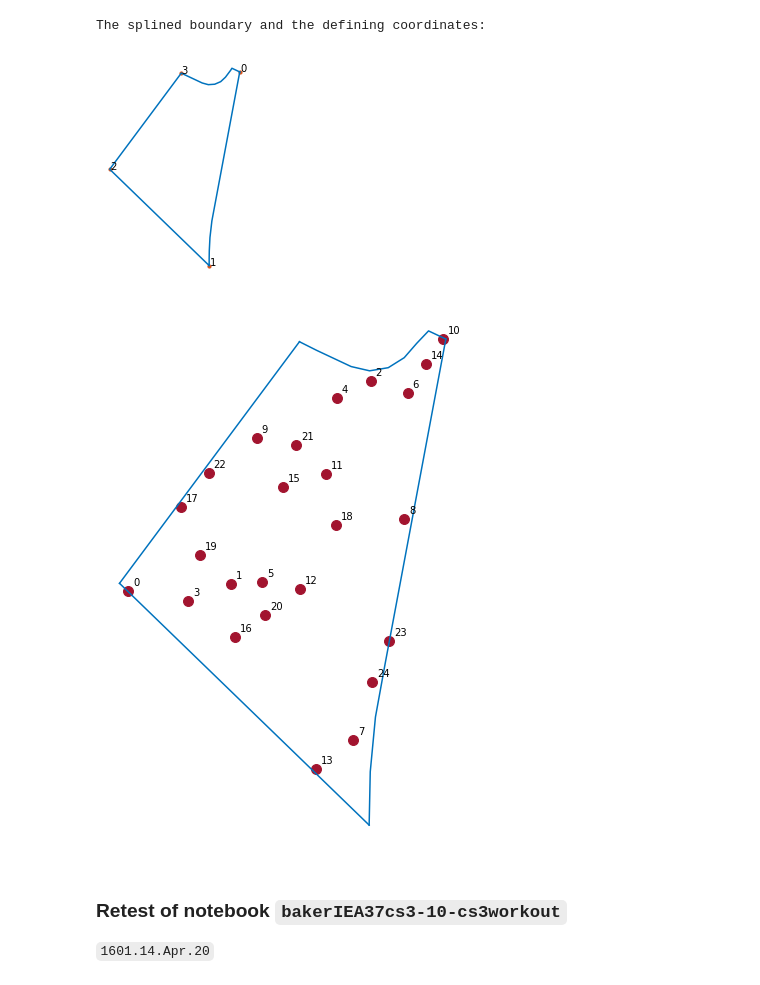
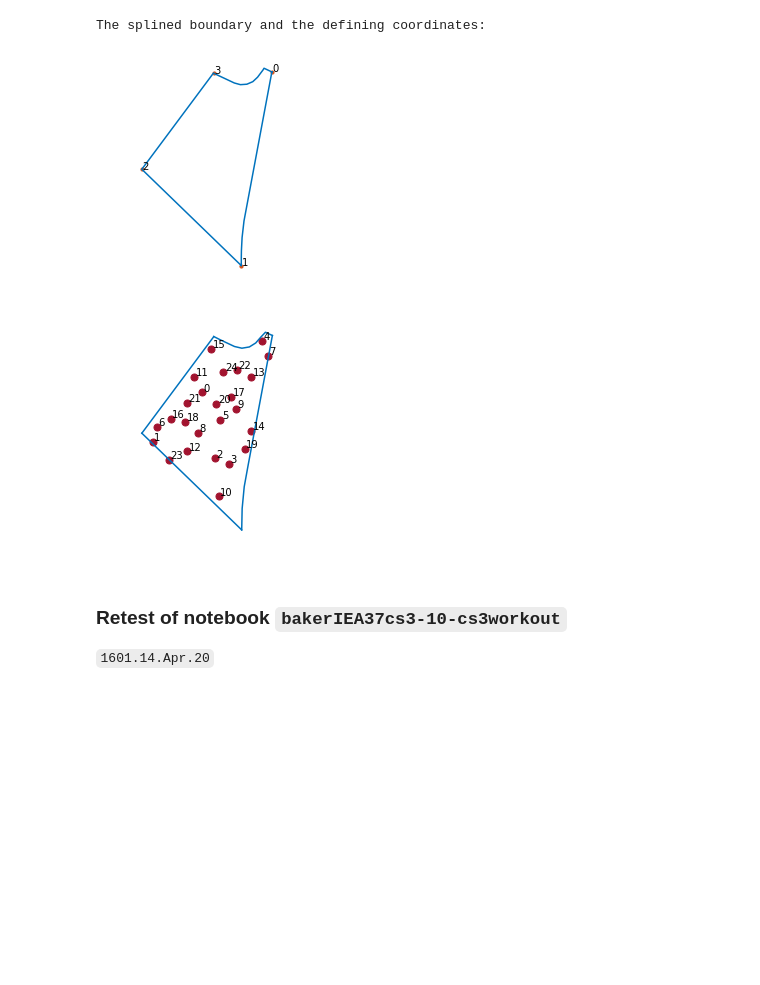
Before and after one commit to byuflowlab/iea37-casestudies-extrafiles, a Jupyter notebook: cs3-4/optimo-attempt-baker/notebook-snopt/bakerIEA37cs3-11-cs3workout.ipynb, the cells around one changed output. Drawn from its saved outputs; the diff is of its cells as text; code cells hidden in the pictures; blank space fills up the shorter version.

```diff
--- a/cs3-4/optimo-attempt-baker/notebook-snopt/bakerIEA37cs3-11-cs3workout.ipynb
+++ b/cs3-4/optimo-attempt-baker/notebook-snopt/bakerIEA37cs3-11-cs3workout.ipynb
@@ -295,9 +295,9 @@ We'll see how it works.
 from scipy.optimize import minimize
 import random
 
-%run 'baker_cs34_functions_sandbox.py'
-%run 'iea37_aepcalc.py'
-fn = "iea37-boundary-cs3.yaml"
+%run "../baker_cs34_functions.py"
+%run "../iea37_aepcalc.py"
+fn = "../../startup-files/iea37-boundary-cs3.yaml"
 bndryPts = getTurbAtrbtCs3YAML(fn)
 coordList = closeBndryList(bndryPts)    # Duplicate the first coordinate for a closed boundary
 # %%
@@ -344,26 +344,25 @@ colorNum = 5
 printBoundaryClr(clsdBP, colorNum)
 printTurbines(vertexPts, getPltClrs().getColor(6), 10, True)
 # %% [output]
-[figure, old version]
+[figure, new version]
+# %%
+#-- Testing --#
+numTurbs = 25
+turb_diam = 198.0
+vertexPts = bndryPts[vertexList[0:4]]  # Make an array of just the four "vertex" points we're using
+turbRandoList = iea37cs3randomstarts(numTurbs, splineList, vertexPts, turb_diam)
 # %%
-#-- Testing --#
-numTurbs = 25
-vertexPts = bndryPts[vertexList[0:4]]  # Make an array of just the four "vertex" points we're using
-turbRandoList = iea37cs3randomstarts(numTurbs, splineList, vertexPts, turb_diam)
-
 #-- Print the random turbine locations (with numbers) --#
 #-- Plot the boundary --#
 for i in range(numSides):
     plt.hold = True
-    printBoundaryArray(segCoordList[i].x, splineList[i](segCoordList[i].x), displaySize, 5)
+    printBoundaryArray(segCoordList[i].x, splineList[i](segCoordList[i].x), 5)
 
 #-- Plot the turbine locations --#
-printTurbines(turbRandoList, getPltClrs().getColor(1), turb_diam/2)
-for i in range(len(turbRandoList)):         # Number the turbines
-    plt.annotate(i, (turbRandoList[i].x, turbRandoList[i].y), xytext=printOffset, textcoords='offset points')
+printTurbines(turbRandoList, getPltClrs().getColor(1), turb_diam/4, True)
 #-- End print of turbine locations--#
 # %% [output]
-[figure, old version]
+[figure, new version]
 # %% [markdown]
 ### Retest of notebook `bakerIEA37cs3-10-cs3workout`
 
```
Also changed, not shown: parts of 3 cells of this notebook, 2 other files.
